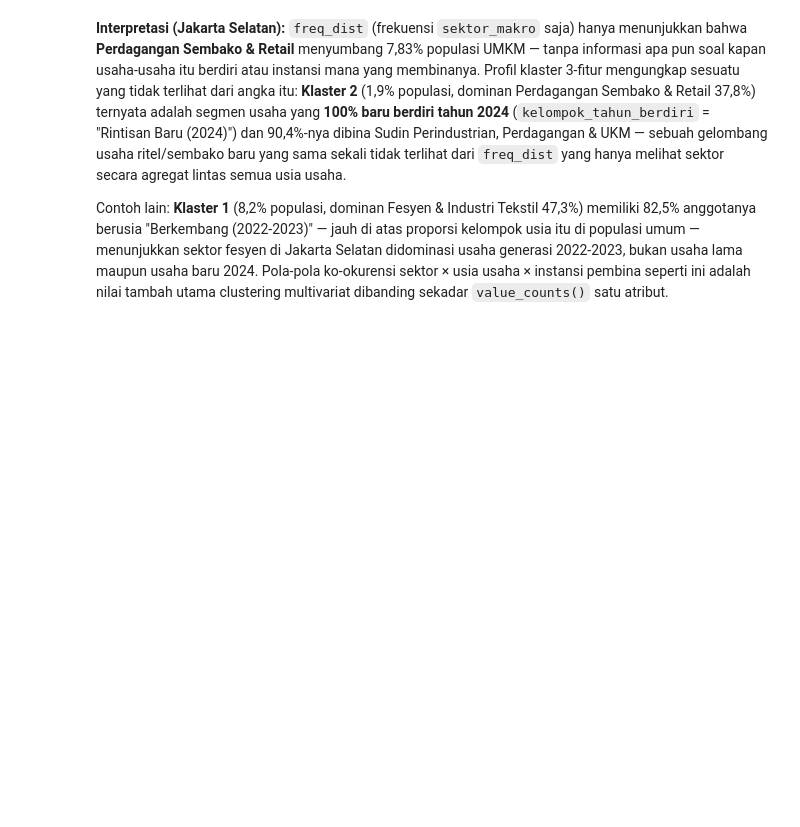
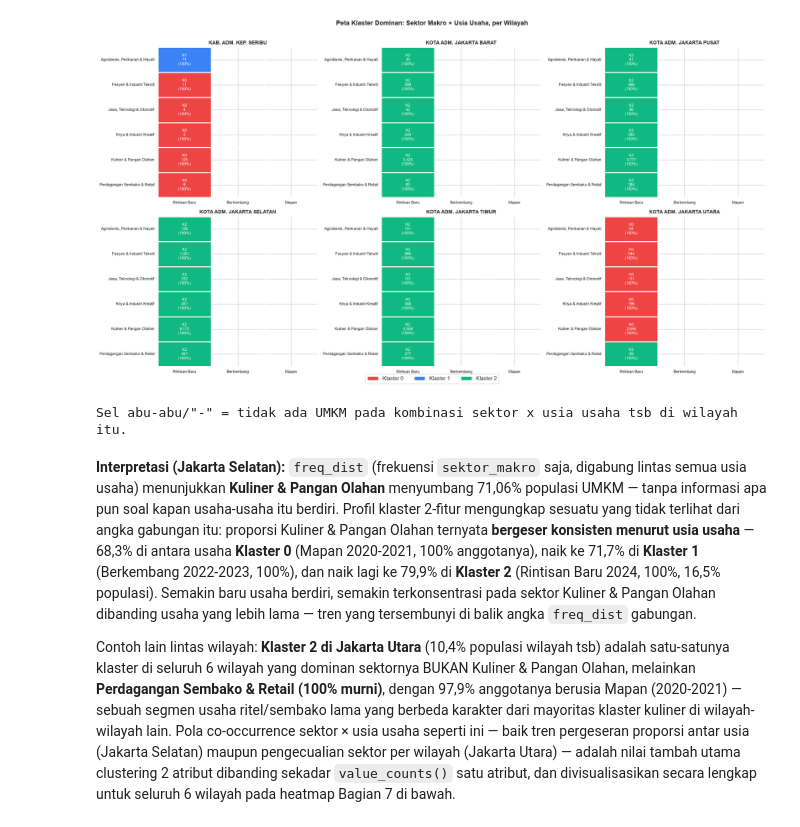
Before and after one commit to AdrianoDeshon1012/Program-Skripsi-Segmentasi-UMKM, a Jupyter notebook: notebooks/03_interpretasi_dan_klasifikasi_ocean.ipynb, the cells around one changed output. Drawn from its saved outputs; the diff is of its cells as text; code cells hidden in the pictures; blank space fills up the shorter version.

```diff
--- a/notebooks/03_interpretasi_dan_klasifikasi_ocean.ipynb
+++ b/notebooks/03_interpretasi_dan_klasifikasi_ocean.ipynb
@@ -202,17 +70,14 @@ Tabulasi silang ringkas: untuk tiap klaster hasil model produksi ($k=3$, `02_umk
 # %%
 profile_list = []
-avg_purity_per_wilayah = {}
 
-print("=== PROFIL KLASTER FINAL (k=3) & PURITY INDEX PER WILAYAH ===")
+print("=== PROFIL KLASTER FINAL (k=3) PER WILAYAH (TABULASI SILANG DESKRIPTIF) ===")
 for wil in daftar_wilayah:
     df_wil = df[df['wilayah'] == wil]
-    profile_wil, avg_purity_wil = purity_index(df_wil, FEATURES)
+    profile_wil = profil_dominan_klaster(df_wil, FEATURES)
     profile_wil.insert(0, 'wilayah', wil)
     profile_list.append(profile_wil)
-    avg_purity_per_wilayah[wil] = avg_purity_wil
-    print(f"\n--- {wil} | Purity Index rata-rata: {avg_purity_wil:.2f}% ---")
+    print(f"\n--- {wil} ---")
     print(profile_wil.to_string(index=False))
 
 profile_df = pd.concat(profile_list, ignore_index=True)
-print(f"\nPurity Index rata-rata seluruh wilayah: {np.mean(list(avg_purity_per_wilayah.values())):.2f}%")
 # %% [output]
@@ -270,5 +222,72 @@ Name: proportion, dtype: float64
+# %%
+K_FINAL = 3
+CLUSTER_COLORS = ['#EF4444', '#3B82F6', '#10B981']  # selaras dengan warna kartu profil klaster di app.py
+
+usia_order = ['Rintisan Baru (2024)', 'Berkembang (2022-2023)', 'Mapan (2020-2021)']
+sektor_order = sorted(df['sektor_makro'].unique().tolist())
+
+def build_cluster_heatmap_data(df_region, sektor_order, usia_order):
+    """Crosstab sektor_makro x kelompok_tahun_berdiri -> klaster dominan + jumlah + persentase."""
+    grouped = df_region.groupby(['sektor_makro', 'kelompok_tahun_berdiri'])['cluster']
+    dominan = grouped.agg(lambda s: s.mode().iloc[0] if len(s) else np.nan).rename('cluster_dominan')
+    n_total = grouped.size().rename('n')
+    n_dominan = grouped.agg(lambda s: s.value_counts().iloc[0] if len(s) else 0).rename('n_dominan')
+    tbl = pd.concat([dominan, n_total, n_dominan], axis=1).reset_index()
+    tbl['pct_dominan'] = (tbl['n_dominan'] / tbl['n'] * 100).round(1)
+
+    pivot_cluster = tbl.pivot(index='sektor_makro', columns='kelompok_tahun_berdiri', values='cluster_dominan').reindex(index=sektor_order, columns=usia_order)
+    pivot_n = tbl.pivot(index='sektor_makro', columns='kelompok_tahun_berdiri', values='n').reindex(index=sektor_order, columns=usia_order)
+    pivot_pct = tbl.pivot(index='sektor_makro', columns='kelompok_tahun_berdiri', values='pct_dominan').reindex(index=sektor_order, columns=usia_order)
+    return pivot_cluster, pivot_n, pivot_pct
+
+
+fig, axes = plt.subplots(2, 3, figsize=(19, 10))
+axes = axes.flatten()
+cmap = ListedColormap(CLUSTER_COLORS[:K_FINAL])
+
+for idx, wil in enumerate(daftar_wilayah):
+    df_wil = df[df['wilayah'] == wil]
+    pivot_cluster, pivot_n, pivot_pct = build_cluster_heatmap_data(df_wil, sektor_order, usia_order)
+
+    annot = np.empty(pivot_cluster.shape, dtype=object)
+    baris_teks = pivot_cluster.shape[0]
+    kolom_teks = pivot_cluster.shape[1]
+    for r in range(baris_teks):
+        for c in range(kolom_teks):
+            if pd.isna(pivot_cluster.iat[r, c]):
+                annot[r, c] = "-"
+            else:
+                baris = [
+                    f"K{int(pivot_cluster.iat[r, c])}",
+                    f"{int(pivot_n.iat[r, c]):,}",
+                    f"({pivot_pct.iat[r, c]:.0f}%)",
+                ]
+                annot[r, c] = chr(10).join(baris)
+
+    mask = pivot_cluster.isna()
+    sns.heatmap(
+        pivot_cluster.astype(float), mask=mask, annot=annot, fmt='', cmap=cmap,
+        vmin=-0.5, vmax=K_FINAL - 0.5, cbar=False, linewidths=1, linecolor='white',
+        ax=axes[idx], annot_kws={'fontsize': 8}, xticklabels=[u.split(' (')[0] for u in usia_order]
+    )
+    axes[idx].set_title(wil, fontsize=10, fontweight='bold')
+    axes[idx].set_xlabel('')
+    axes[idx].set_ylabel('')
+    axes[idx].tick_params(axis='y', rotation=0, labelsize=8)
+    axes[idx].tick_params(axis='x', rotation=0, labelsize=8)
+
+legend_patches = [Patch(facecolor=CLUSTER_COLORS[k], label=f'Klaster {k}') for k in range(K_FINAL)]
+fig.legend(handles=legend_patches, loc='lower center', ncol=K_FINAL, bbox_to_anchor=(0.5, -0.02), fontsize=11)
+fig.suptitle('Peta Klaster Dominan: Sektor Makro × Usia Usaha, per Wilayah', fontsize=13, fontweight='bold', y=1.01)
+plt.tight_layout()
+plt.show()
+
+print('Sel abu-abu/"-" = tidak ada UMKM pada kombinasi sektor x usia usaha tsb di wilayah itu.')
+# %% [output]
+[figure, added]
+Sel abu-abu/"-" = tidak ada UMKM pada kombinasi sektor x usia usaha tsb di wilayah itu.
 # %% [markdown]
-**Interpretasi (Jakarta Selatan):** `freq_dist` (frekuensi `sektor_makro` saja) hanya menunjukkan bahwa **Perdagangan Sembako & Retail** menyumbang 7,83% populasi UMKM — tanpa informasi apa pun soal kapan usaha-usaha itu berdiri atau instansi mana yang membinanya. Profil klaster 3-fitur mengungkap sesuatu yang tidak terlihat dari angka itu: **Klaster 2** (1,9% populasi, dominan Perdagangan Sembako & Retail 37,8%) ternyata adalah segmen usaha yang **100% baru berdiri tahun 2024** (`kelompok_tahun_berdiri` = "Rintisan Baru (2024)") dan 90,4%-nya dibina Sudin Perindustrian, Perdagangan & UKM — sebuah gelombang usaha ritel/sembako baru yang sama sekali tidak terlihat dari `freq_dist` yang hanya melihat sektor secara agregat lintas semua usia usaha.
+**Interpretasi (Jakarta Selatan):** `freq_dist` (frekuensi `sektor_makro` saja, digabung lintas semua usia usaha) menunjukkan **Kuliner & Pangan Olahan** menyumbang 71,06% populasi UMKM — tanpa informasi apa pun soal kapan usaha-usaha itu berdiri. Profil klaster 2-fitur mengungkap sesuatu yang tidak terlihat dari angka gabungan itu: proporsi Kuliner & Pangan Olahan ternyata **bergeser konsisten menurut usia usaha** — 68,3% di antara usaha **Klaster 0** (Mapan 2020-2021, 100% anggotanya), naik ke 71,7% di **Klaster 1** (Berkembang 2022-2023, 100%), dan naik lagi ke 79,9% di **Klaster 2** (Rintisan Baru 2024, 100%, 16,5% populasi). Semakin baru usaha berdiri, semakin terkonsentrasi pada sektor Kuliner & Pangan Olahan dibanding usaha yang lebih lama — tren yang tersembunyi di balik angka `freq_dist` gabungan.
 
-Contoh lain: **Klaster 1** (8,2% populasi, dominan Fesyen & Industri Tekstil 47,3%) memiliki 82,5% anggotanya berusia "Berkembang (2022-2023)" — jauh di atas proporsi kelompok usia itu di populasi umum — menunjukkan sektor fesyen di Jakarta Selatan didominasi usaha generasi 2022-2023, bukan usaha lama maupun usaha baru 2024. Pola-pola ko-okurensi sektor × usia usaha × instansi pembina seperti ini adalah nilai tambah utama clustering multivariat dibanding sekadar `value_counts()` satu atribut.
+Contoh lain lintas wilayah: **Klaster 2 di Jakarta Utara** (10,4% populasi wilayah tsb) adalah satu-satunya klaster di seluruh 6 wilayah yang dominan sektornya BUKAN Kuliner & Pangan Olahan, melainkan **Perdagangan Sembako & Retail (100% murni)**, dengan 97,9% anggotanya berusia Mapan (2020-2021) — sebuah segmen usaha ritel/sembako lama yang berbeda karakter dari mayoritas klaster kuliner di wilayah-wilayah lain. Pola co-occurrence sektor × usia usaha seperti ini — baik tren pergeseran proporsi antar usia (Jakarta Selatan) maupun pengecualian sektor per wilayah (Jakarta Utara) — adalah nilai tambah utama clustering 2 atribut dibanding sekadar `value_counts()` satu atribut, dan divisualisasikan secara lengkap untuk seluruh 6 wilayah pada heatmap Bagian 7 di bawah.
 # %% [markdown]
```
Also changed, not shown: parts of 20 cells of this notebook, 7 other files.
